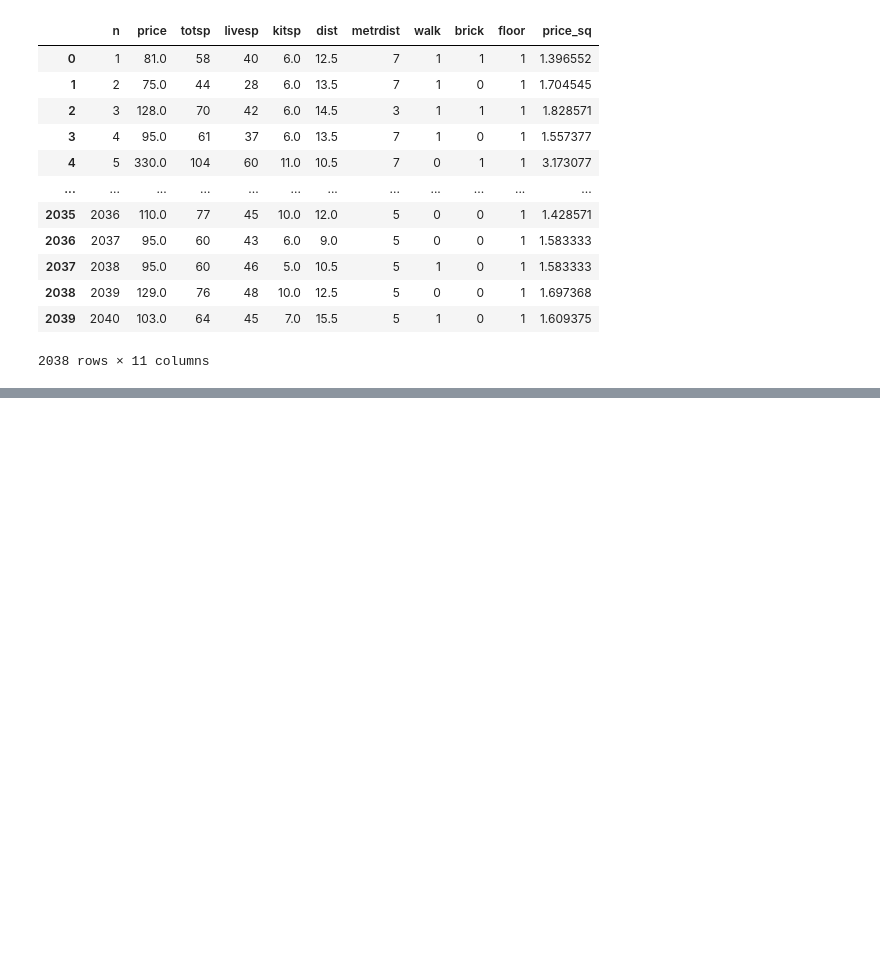
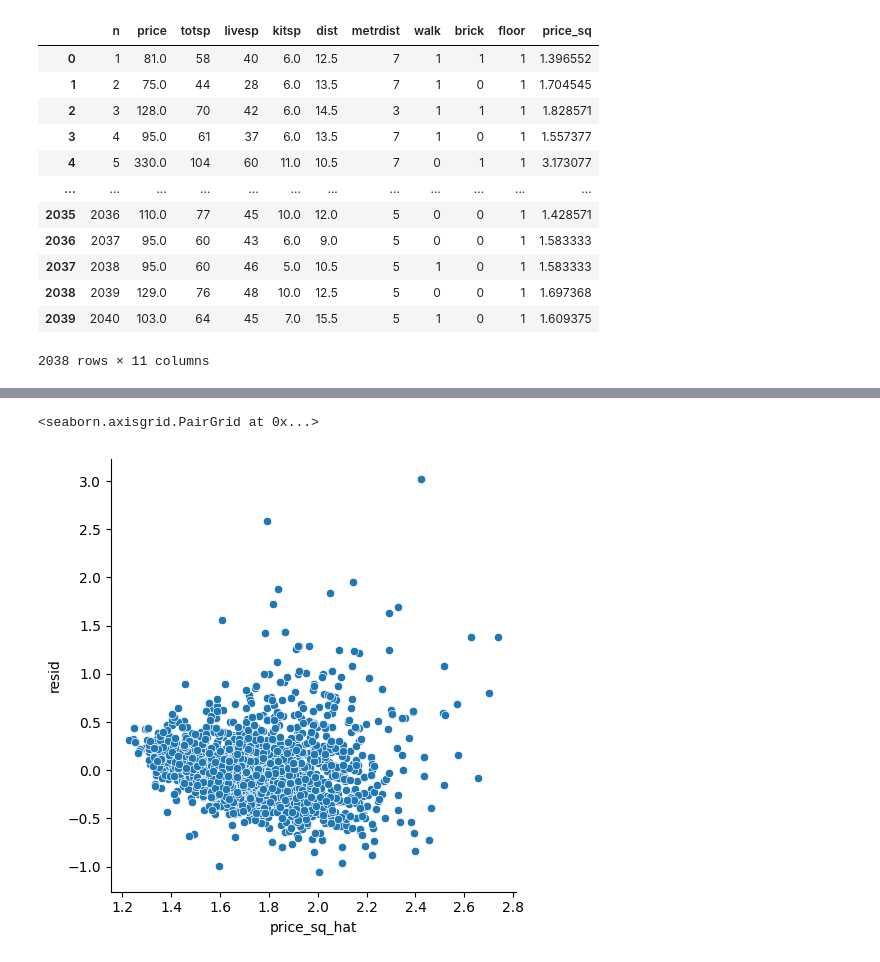
Before and after one commit to pvpogorelova/metrics_24_25, a Jupyter notebook: sem_13.ipynb, the cells around one changed output, grey strips where cells are left out. Cells and saved outputs as stored; diff of their text form; code cells hidden in the pictures; blank space fills up the shorter version.

```diff
--- a/sem_13.ipynb
+++ b/sem_13.ipynb
@@ -32,8 +33,6 @@ d
 | 2039 | 2040 | 103.0 | 64 | 45 | 7.0 | 15.5 | 5 | 1 | 0 | 1 |
 2040 rows × 10 columns
 # %%
-# Изменим название столбцов A и B на n (номер наблюдения) и price, соответственно
-d.rename(columns={'A':'n', 'B': 'price'}, inplace=True)
 # Удалим строки, в которых есть пропуск хотя бы для одного столбца
 d.dropna(inplace=True)
 # Добавим в набор данных новую переменную price_sq (стоимость 1 кв м квартиры в Москве)
@@ -74,0 +58,4 @@ print(statsmodels.stats.diagnostic.compare_j(model_1, model_2))
+# %%
+# Оценим начальную модель регрессии для стоимости 1 кв.м.
+model_0 = smf.ols('price_sq ~ totsp + livesp + kitsp + dist + metrdist', data = d).fit()
+print(model_0.summary())
@@ -74,0 +80,6 @@ print(statsmodels.stats.diagnostic.compare_j(model_1, model_2))
+# %%
+# Сохраним прогнозные значения
+d['price_sq_hat'] = model_0.predict()
+# и остатки модели
+d['resid'] = model_0.resid
+d
@@ -74,0 +100,6 @@ print(statsmodels.stats.diagnostic.compare_j(model_1, model_2))
+# %%
+# Построим график зависимости остатков модели от прогнозных значений
+sns.pairplot(d, x_vars=['price_sq_hat'], y_vars=["resid"], height = 5)
+# %% [output]
+<seaborn.axisgrid.PairGrid at 0x...>
+[figure, added]
```
Also changed, not shown: parts of 24 cells of this notebook.
